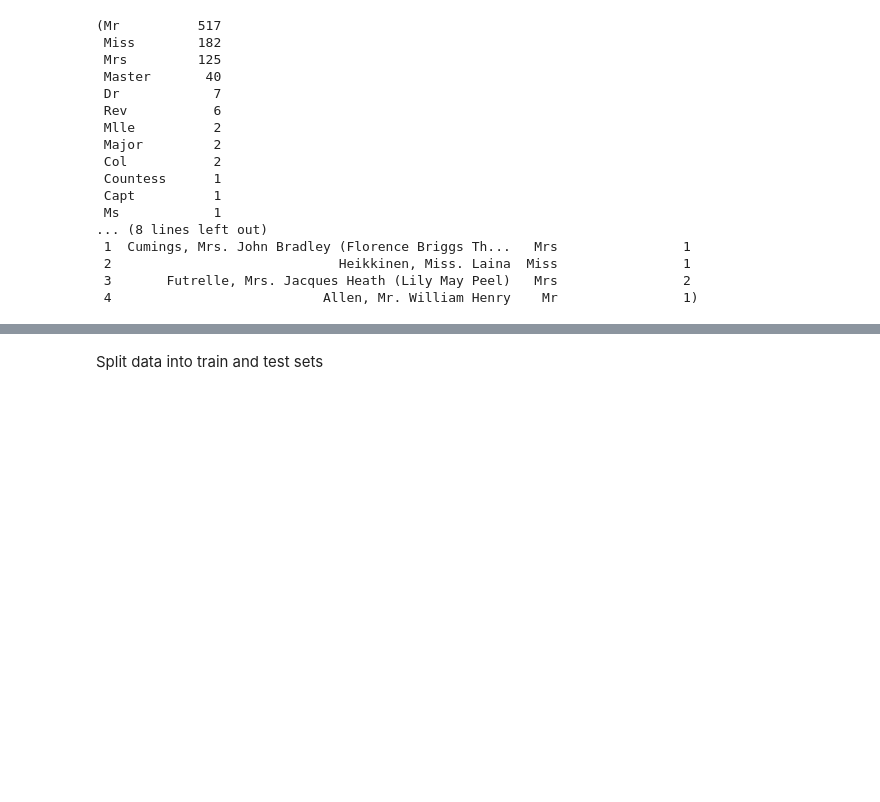
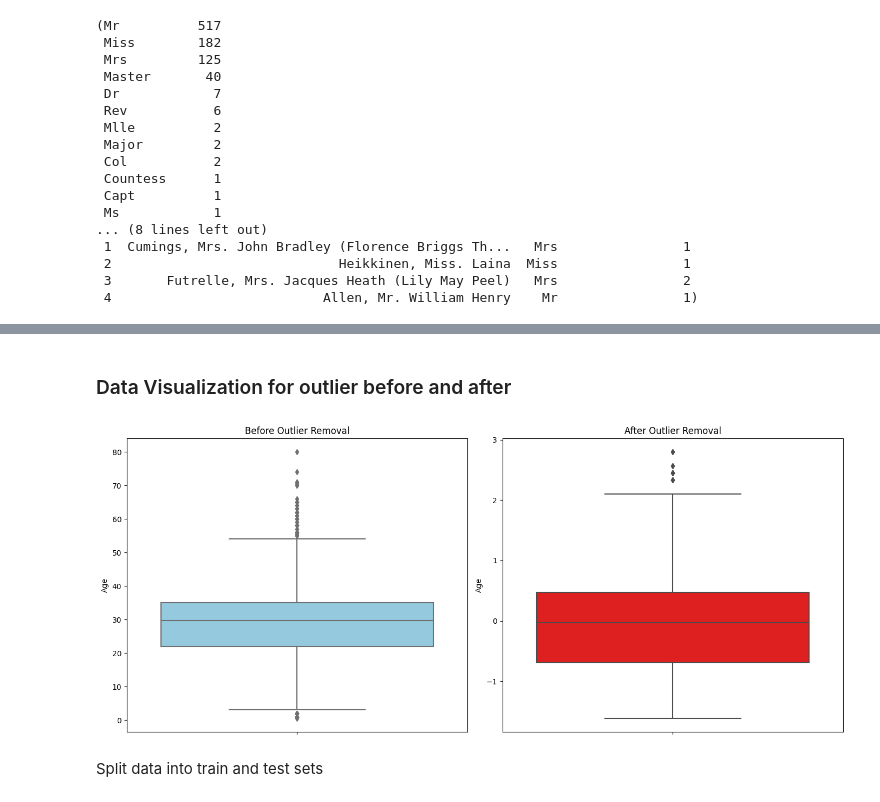
Before and after one commit to ankitajaswal/CODSOFT, a Jupyter notebook: Task 1/Testbench.ipynb, the cells around one changed output, grey strips where cells are left out. Drawn from its saved outputs; the diff is of its cells as text; code cells hidden in the pictures; blank space fills up the shorter version.

Commit message:
outlier removal and scaled data

```diff
--- a/Task 1/Testbench.ipynb
+++ b/Task 1/Testbench.ipynb
@@ -212 +224,3 @@ Index(['PassengerId', 'Survived', 'Pclass', 'Name', 'Sex', 'Age', 'SibSp',
       dtype='object')
+# %%
+df_final.drop(columns=['Name', 'Pre', 'Embarked', 'Sex', 'Ticket'], inplace=True)
@@ -212,0 +264,21 @@ Index(['PassengerId', 'Survived', 'Pclass', 'Name', 'Sex', 'Age', 'SibSp',
+# %%
+# identify outliers and remove them using IQR for each column
+Q1 = df_final.quantile(0.25)
+Q3 = df_final.quantile(0.75)
+IQR = Q3 - Q1
+
+# define an outlier as being outside of (Q1 - 1.5 * IQR) and (Q3 + 1.5 * IQR)
+outliers = (df_final < (Q1 - 1.5 * IQR)) | (df_final > (Q3 + 1.5 * IQR))
+
+# Remove outliers - This step will remove any row with at least one outlier
+df_no_outliers = df_final[~(outliers).any(axis=1)]
+# %%
+# scale the data after removing outliers
+sc = StandardScaler()
+sc_df = sc.fit_transform(df_no_outliers)
+# %%
+# let's update dataframe after scaling
+df_scaled = pd.DataFrame(sc_df, columns=df_no_outliers.columns)
+
+# display final dataframe vs. initial
+df_scaled.shape, df_final.shape
@@ -213,3 +297,27 @@ Index(['PassengerId', 'Survived', 'Pclass', 'Name', 'Sex', 'Age', 'SibSp',
+# %% [markdown]
+### Data Visualization for outlier before and after
+# %%
+import matplotlib.pyplot as plt
+import seaborn as sns
+
+# let's use 'Age' as it's a common column with potential outliers
+column_to_plot = 'Age'
+
+# Plotting before and after outlier removal for the 'Age' column
+fig, axes = plt.subplots(1, 2, figsize=(14, 6))
+
+# Boxplot before outlier removal
+sns.boxplot(y=df_final[column_to_plot], ax=axes[0], color='skyblue')
+axes[0].set_title('Before Outlier Removal')
+
+# Boxplot after outlier removal
+sns.boxplot(y=df_scaled[column_to_plot], ax=axes[1], color='red')
+axes[1].set_title('After Outlier Removal')
+
+plt.tight_layout()
+plt.show()
+# %% [output]
+[figure, added]
 # %% [markdown]
 Split data into train and test sets
 # %%
```
Also changed, not shown: parts of 10 cells of this notebook.
